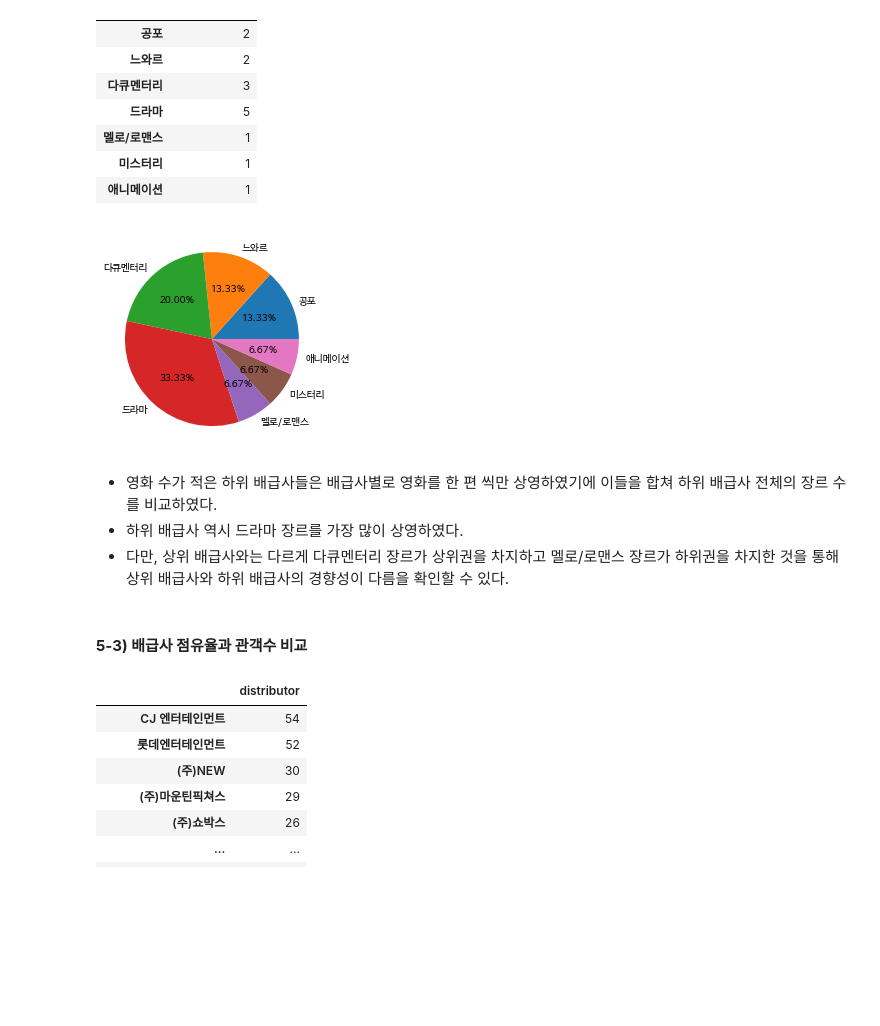
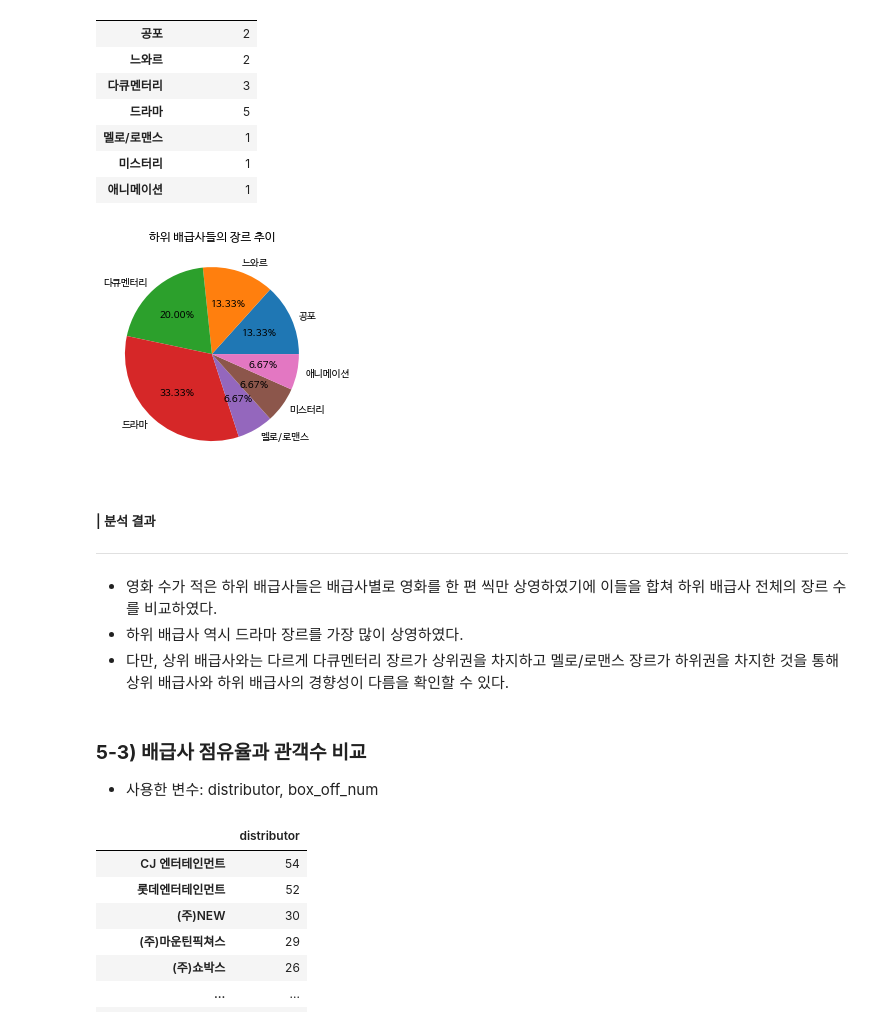
Before and after one commit to chacha715/ESA, a Jupyter notebook: mini_project_차민경.ipynb, the cells around one changed output. Saved outputs shown, nothing was run; the diff lists cells and outputs as text; code cells hidden in the pictures; blank space fills up the shorter version.

```diff
--- a/mini_project_차민경.ipynb
+++ b/mini_project_차민경.ipynb
@@ -407,20 +411,22 @@ train_distributor_genre2
 # %%
 #파이차트 그리기
 ratio = train_distributor_genre2['num_movies']
 labels = train_distributor_genre2.index
 
 plt.pie(ratio, labels=labels, autopct='%.2f%%')
+plt.title('하위 배급사들의 장르 추이')
 plt.show()
 # %% [output]
-[figure, old version]
+[figure, new version]
 # %% [markdown]
-
-
+##### | 분석 결과
+___
 *   영화 수가 적은 하위 배급사들은 배급사별로 영화를 한 편 씩만 상영하였기에 이들을 합쳐 하위 배급사 전체의 장르 수를 비교하였다.
 *   하위 배급사 역시 드라마 장르를 가장 많이 상영하였다.
 *   다만, 상위 배급사와는 다르게 다큐멘터리 장르가 상위권을 차지하고 멜로/로맨스 장르가 하위권을 차지한 것을 통해 상위 배급사와 하위 배급사의 경향성이 다름을 확인할 수 있다.
 # %% [markdown]
-#### **5-3) 배급사 점유율과 관객수 비교**
+### **5-3) 배급사 점유율과 관객수 비교**
+- 사용한 변수: distributor, box_off_num
 # %%
 movie_count_by_dist = pd.DataFrame(train['distributor'].value_counts())
 movie_count_by_dist
```
Also changed, not shown: parts of 7 cells of this notebook.
